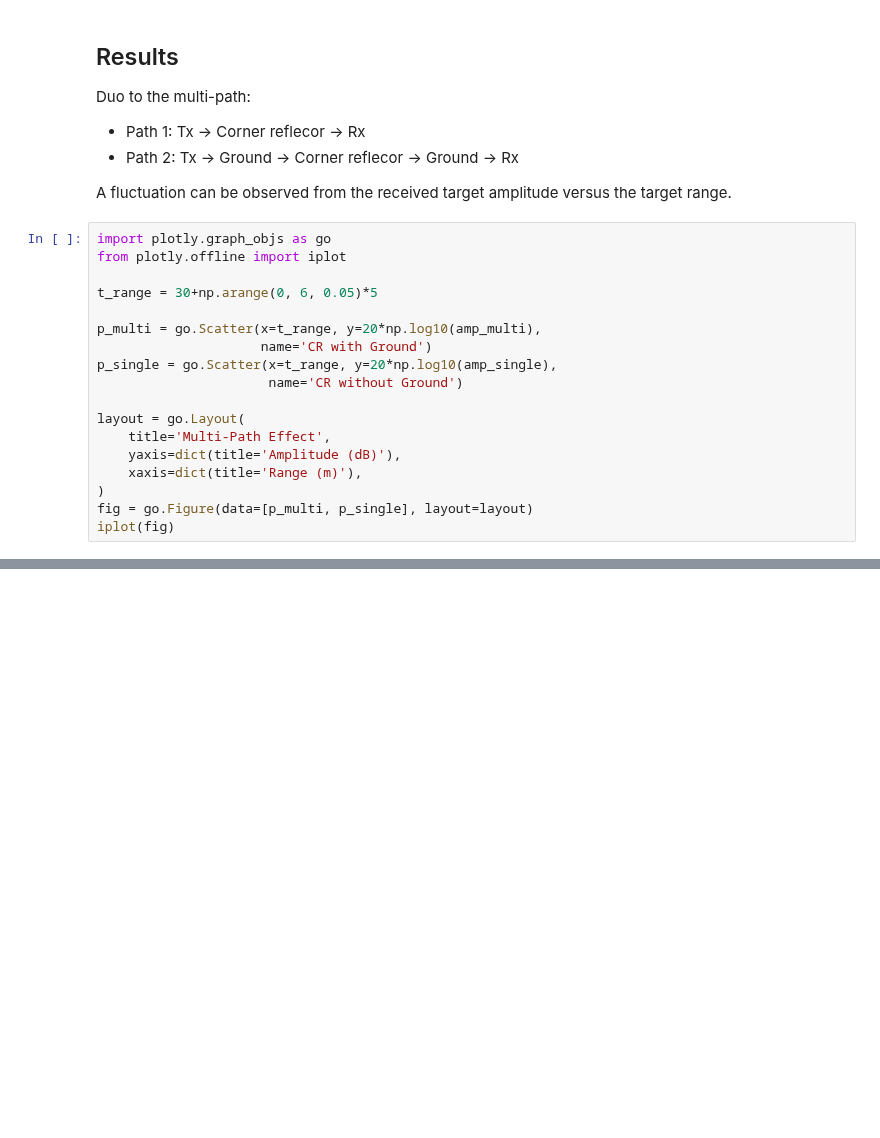
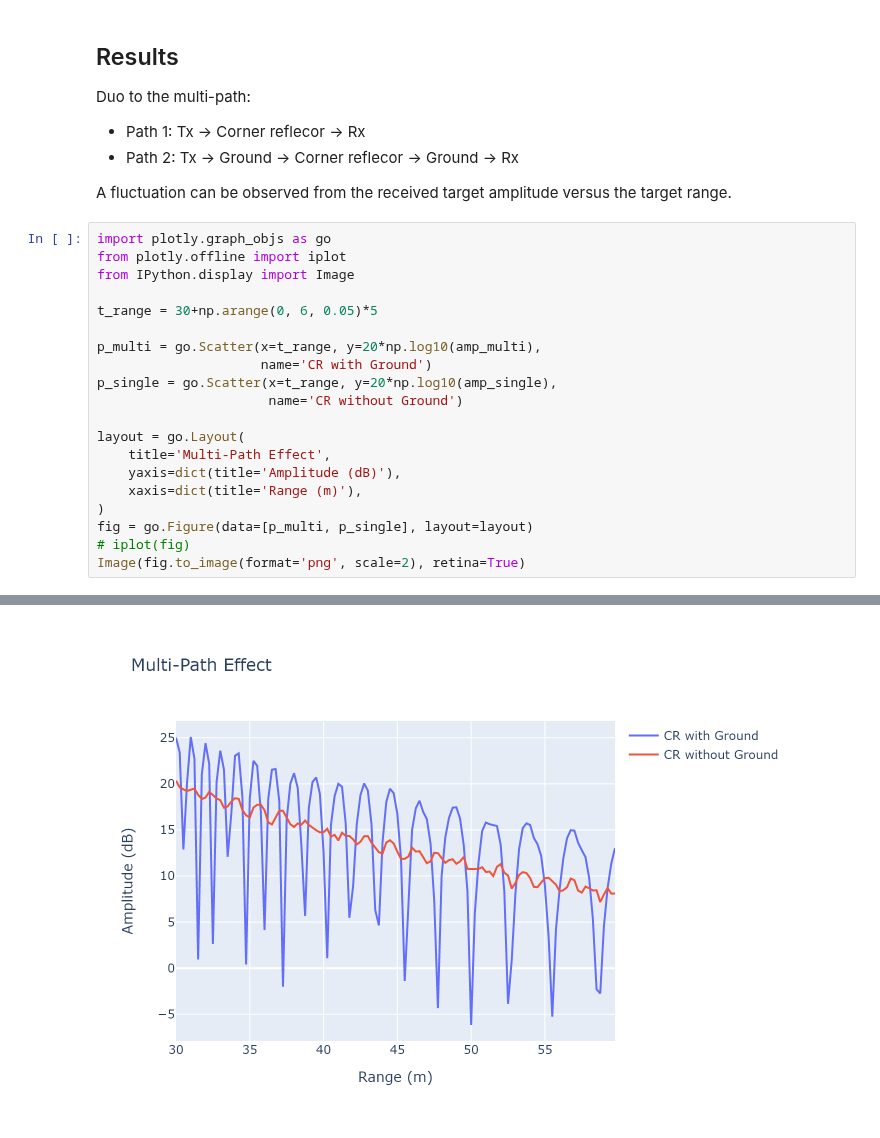
Before and after one commit to radarsimx/radarsimnb, a Jupyter notebook: notebooks/multi_path_raytracing.ipynb, the cells around one changed output, grey strips where cells are left out. Cells and saved outputs as stored; diff of their text form; blank space fills up the shorter version.

```diff
--- a/notebooks/multi_path_raytracing.ipynb
+++ b/notebooks/multi_path_raytracing.ipynb
@@ -149,6 +148,7 @@ A fluctuation can be observed from the received target amplitude versus the targ
 # %%
 import plotly.graph_objs as go
 from plotly.offline import iplot
+from IPython.display import Image
 
 t_range = 30+np.arange(0, 6, 0.05)*5
 
@@ -163,5 +163,6 @@ layout = go.Layout(
     xaxis=dict(title='Range (m)'),
 )
 fig = go.Figure(data=[p_multi, p_single], layout=layout)
-iplot(fig)
+# iplot(fig)
+Image(fig.to_image(format='png', scale=2), retina=True)
 # %% [output]
@@ -169,0 +169 @@ iplot(fig)
+[figure, added]
```
Also changed, not shown: parts of 2 cells of this notebook, 13 other files.
